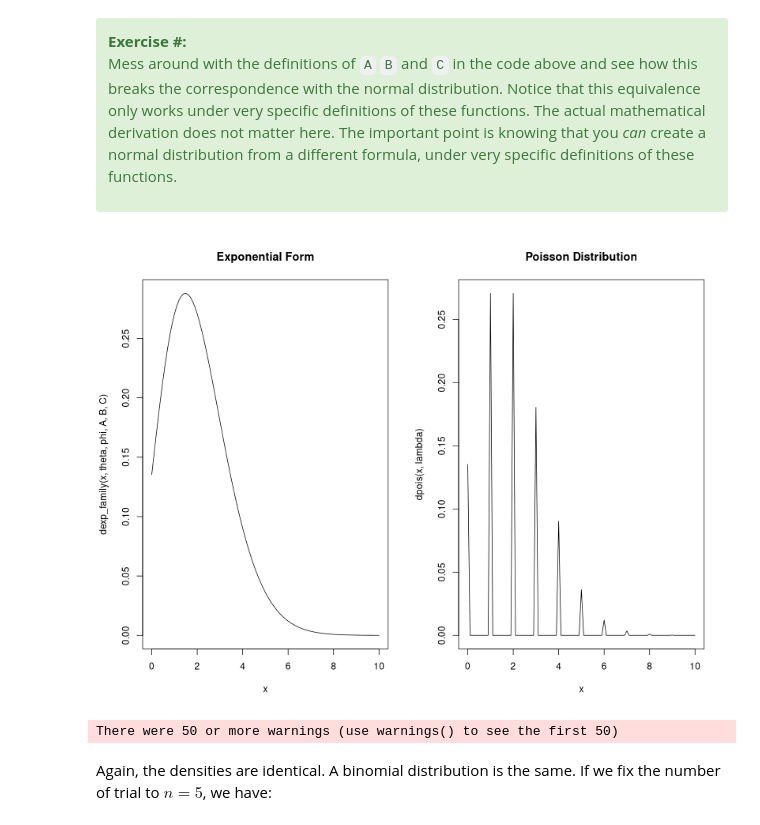
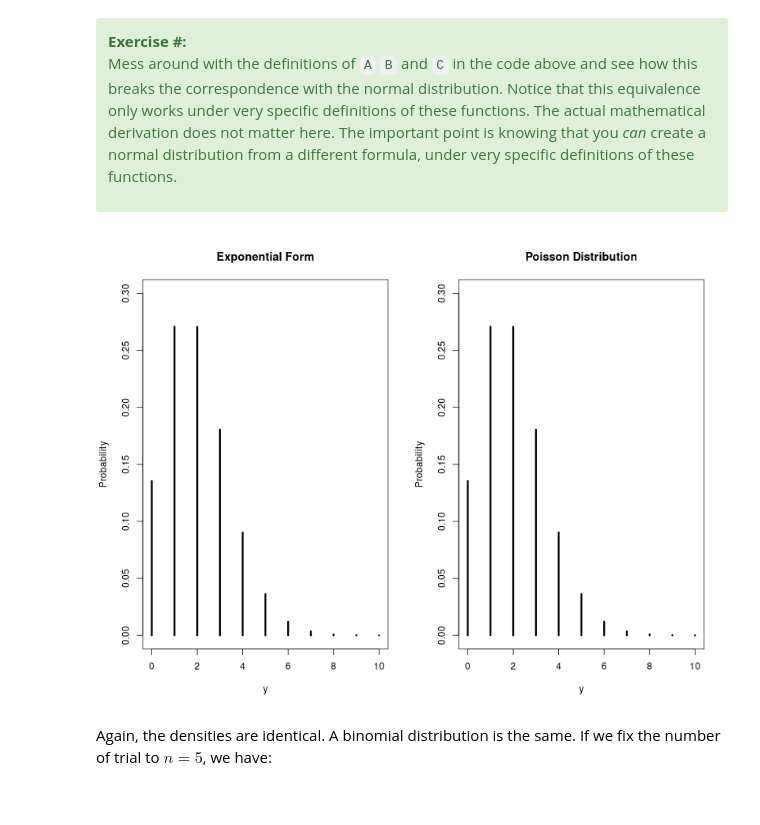
Before and after one commit to PCHN63112-Generalised-Linear-Mixed/extending-linear-models, a Jupyter notebook: workshop.ipynb, the cells around one changed output. Cells and saved outputs as stored; diff of their text form; code cells hidden in the pictures.

```diff
--- a/workshop.ipynb
+++ b/workshop.ipynb
@@ -46,27 +47,36 @@ The value for the density of the distribution when $y = 7$ is identical whether
 Mess around with the definitions of <code>A</code> <code>B</code> and <code>C</code> in the code above and see how this breaks the correspondence with the normal distribution. Notice that this equivalence only works under very specific definitions of these functions. The actual mathematical derivation does not matter here. The important point is knowing that you <i>can</i> create a normal distribution from a different formula, under very specific definitions of these functions.
 </div>
 # %%
-A <- function(phi){    1                 }
-B <- function(theta){  exp(theta)        }
-C <- function(y,phi){ -log(factorial(y)) }
+A <- function(phi)   { 1                  }
+B <- function(theta) { exp(theta)         }
+C <- function(y,phi) { -log(factorial(y)) }
 
 # Parameters of the original distribution
 lambda <- 2
 
 # Parameters of the exponential form
 theta <- log(lambda)
 phi   <- 1
 
-# Example data value
-x <- seq(from=0,to=10)
+# Possible values
+x <- 0:10
 
+# Plot distributions
 par(mfrow=c(1,2))
-curve(dexp_family(x,theta,phi,A,B,C),xlim=c(0,10), main='Exponential Form')
-curve(dpois(x,lambda),xlim=c(0,10), main='Poisson Distribution')
+
+plot(x, dexp_family(x,theta,phi,A,B,C),
+     type="h", lwd=3, ylim=c(0,0.3),
+     main="Exponential Form",
+     xlab="y", ylab="Probability")
+
+plot(x, dpois(x,lambda),
+     type="h", lwd=3, ylim=c(0,0.3),
+     main="Poisson Distribution",
+     xlab="y", ylab="Probability")
+
 par(mfrow=c(1,1))
 # %% [output]
-[figure, old version]
+[figure, new version]
-There were 50 or more warnings (use warnings() to see the first 50)
 # %% [markdown]
 Again, the densities are identical. A binomial distribution is the same. If we fix the number of trial to $n = 5$, we have:
 # %%
```
Also changed, not shown: parts of 6 cells of this notebook, 5 other files.
